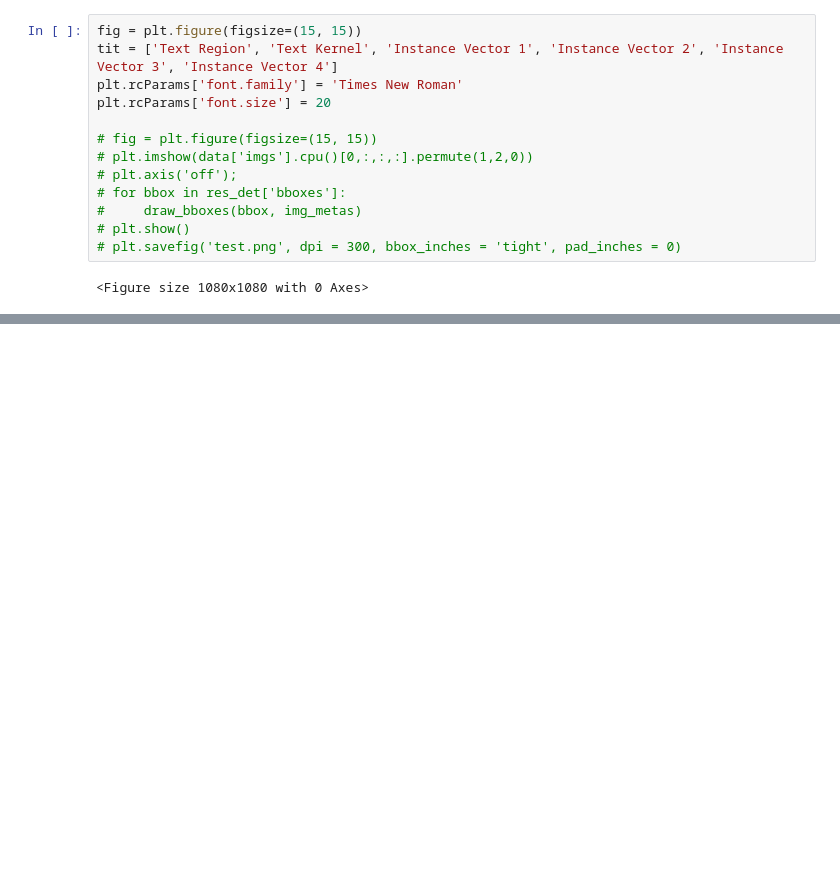
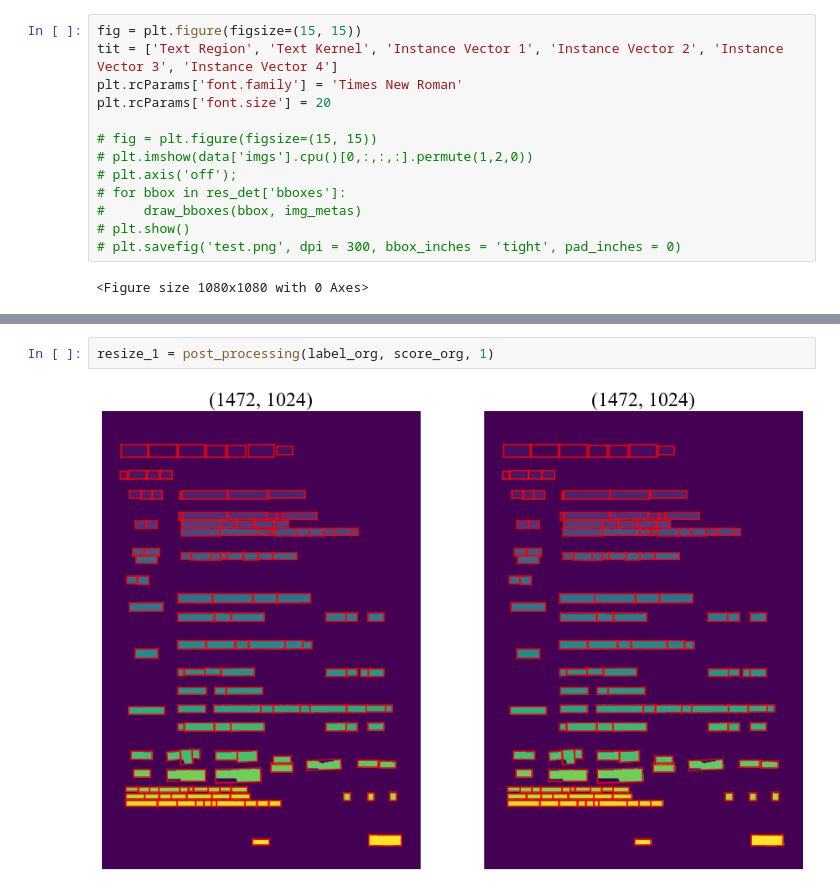
Before and after one commit to Zerohertz/pan_pp.pytorch, a Jupyter notebook: Feature_Extraction.ipynb, the cells around one changed output, grey strips where cells are left out. Saved outputs shown, nothing was run; the diff lists cells and outputs as text; blank space fills up the shorter version.

Commit message:
:art: Update: Features of post processing

```diff
--- a/Feature_Extraction.ipynb
+++ b/Feature_Extraction.ipynb
@@ -216,0 +289,4 @@ res_det['emb'].shape # = emb
+# %%
+resize_1 = post_processing(label_org, score_org, 1)
+# %% [output]
+[figure, added]
```
Also changed, not shown: parts of 19 cells of this notebook.
